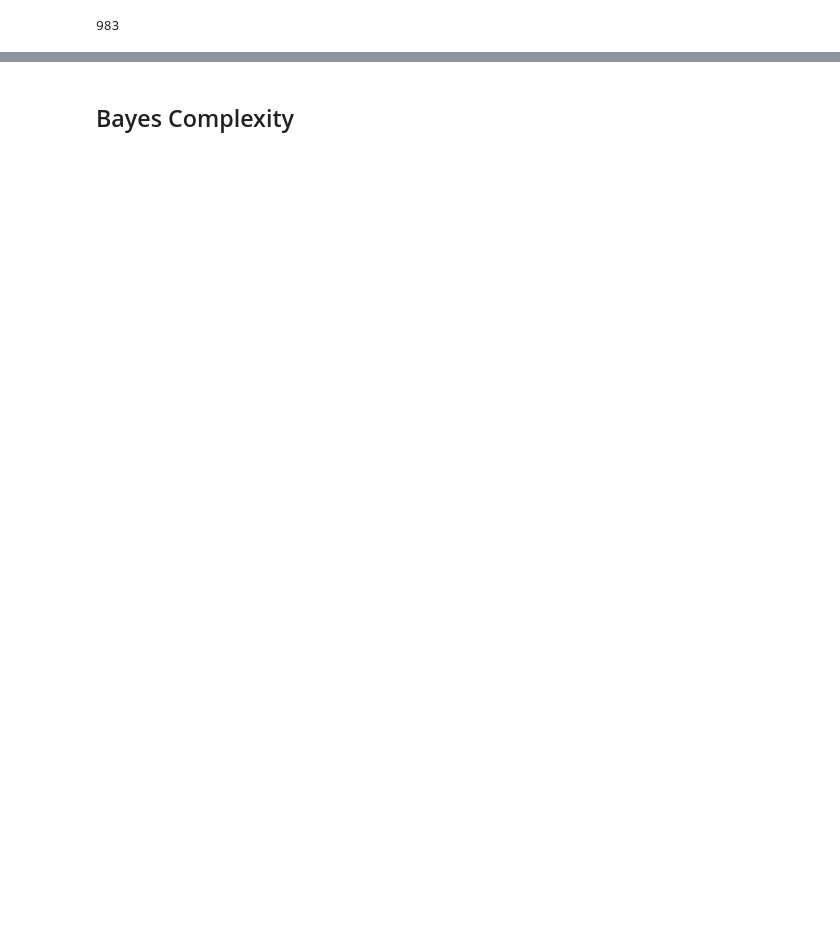
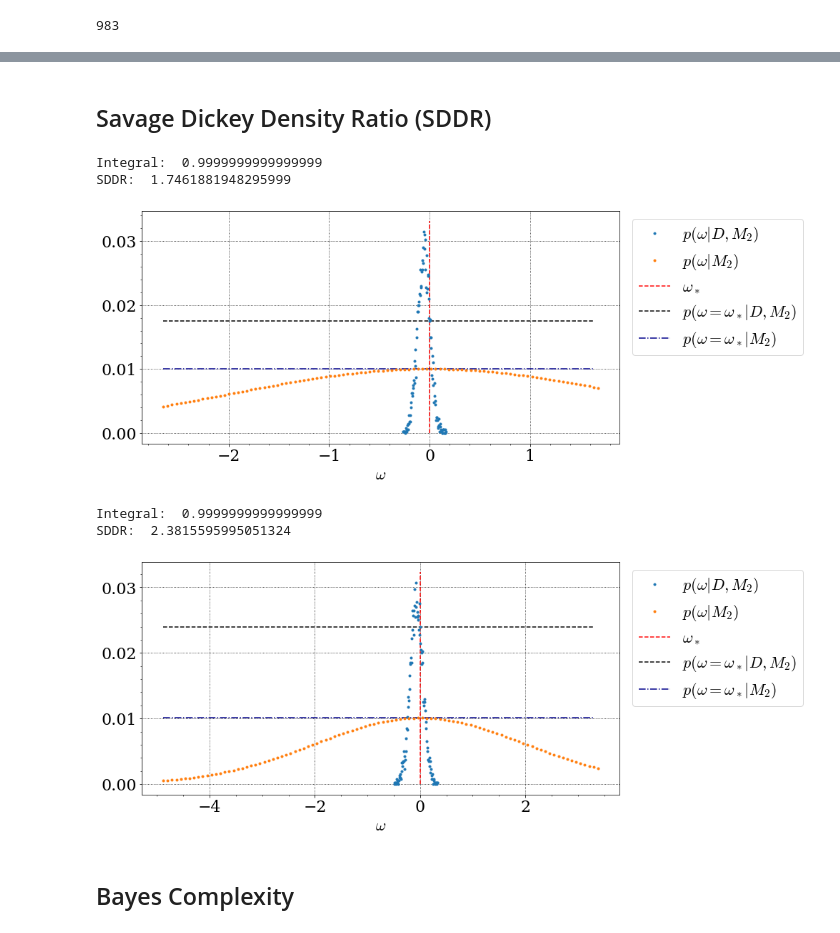
Before and after one commit to dschuechter/physics760_schuechter_krause, a Jupyter notebook: final_project/Code/Bayesian_model_selection_Testing.ipynb, the cells around one changed output, grey strips where cells are left out. Saved outputs shown, nothing was run; the diff lists cells and outputs as text; code cells hidden in the pictures; blank space fills up the shorter version.

Commit message:
Savage Dickey Density Ratio (SDDR)

```diff
--- a/final_project/Code/Bayesian_model_selection_Testing.ipynb
+++ b/final_project/Code/Bayesian_model_selection_Testing.ipynb
@@ -223,3 +239,51 @@ def log_bayes_factor(trace1,trace2):
+# %% [markdown]
+## Savage Dickey Density Ratio (SDDR)
+# %%
+def find_y_for_x(x, y, value):
+    i = 0
+    while i != len(x):
+        if x[i]<= value and x[i+1]>= value:
+            break
+        i+=1
+    return y[i]
+
+def trace_extractor(trace, param_name):
+    plt.figure(figsize=(12,6))
+    bins = 100
+    trace_param = trace[param_name]
+    hist_tmp = np.histogram(trace_param, bins=bins)
+    hist = [hist_tmp[0]/np.sum(hist_tmp[0]), hist_tmp[1]]
+    print("Integral: ",np.sum(hist[0]))
+    plt.plot(hist[1][:-1], hist[0],".", label = "$p(\omega|D,M_2)$")
+    sigma = prior_sigma
+    mu = 0
+    x_val = np.linspace(np.amin(hist[1]),np.amax(hist[1]),bins)
+    y_val = norm(loc = mu, scale = sigma)
+    y_norm=np.sum(y_val.pdf(x_val))
+    x_val = np.linspace(np.amin(hist[1])*10,np.amax(hist[1])*10,bins)
+    y_val = norm(loc = mu, scale = sigma)
+    plt.plot(x_val, y_val.pdf(x_val)/y_norm,".", label = "$p(\omega|M_2)$")
+    plt.vlines(x=0, ymin=0, ymax=np.amax(hist[0])*1.05, color="r", ls="--", label = "$\omega_*$")
+    y_found = find_y_for_x(hist[1][:-1], hist[0], 0)
+    y_prior = find_y_for_x(x_val, y_val.pdf(x_val)/y_norm, 0)
+    print("SDDR: ",y_found/y_prior)
+    plt.hlines(y=y_found, xmin=np.amin(hist[1][:-1])*10,xmax=np.amax(hist[1][:-1])*10, ls="--",color="black", label = "$p(\omega=\omega_*|D,M_2)$")
+    plt.hlines(y=y_prior, xmin=np.amin(hist[1][:-1])*10,xmax=np.amax(hist[1][:-1])*10, ls="-.",color="darkblue", label = "$p(\omega=\omega_*|M_2)$")
+    beauty_settings()
+    plt.legend(bbox_to_anchor=(1.4,1), ncol=1)
+    plt.xlabel("$\omega$")
+    plt.show()
+    return y_found
+
+y1=trace_extractor(sq_trace,"a")
+y2=trace_extractor(cub_trace,"a")
+# %% [output]
+Integral:  0.9999999999999999
+SDDR:  1.7461881948295999
+[figure, added]
+Integral:  0.9999999999999999
+SDDR:  2.3815595995051324
+[figure, added]
 # %% [markdown]
 ## Bayes Complexity
 # %%
```
Also changed, not shown: parts of 17 cells of this notebook, 3 other files.
